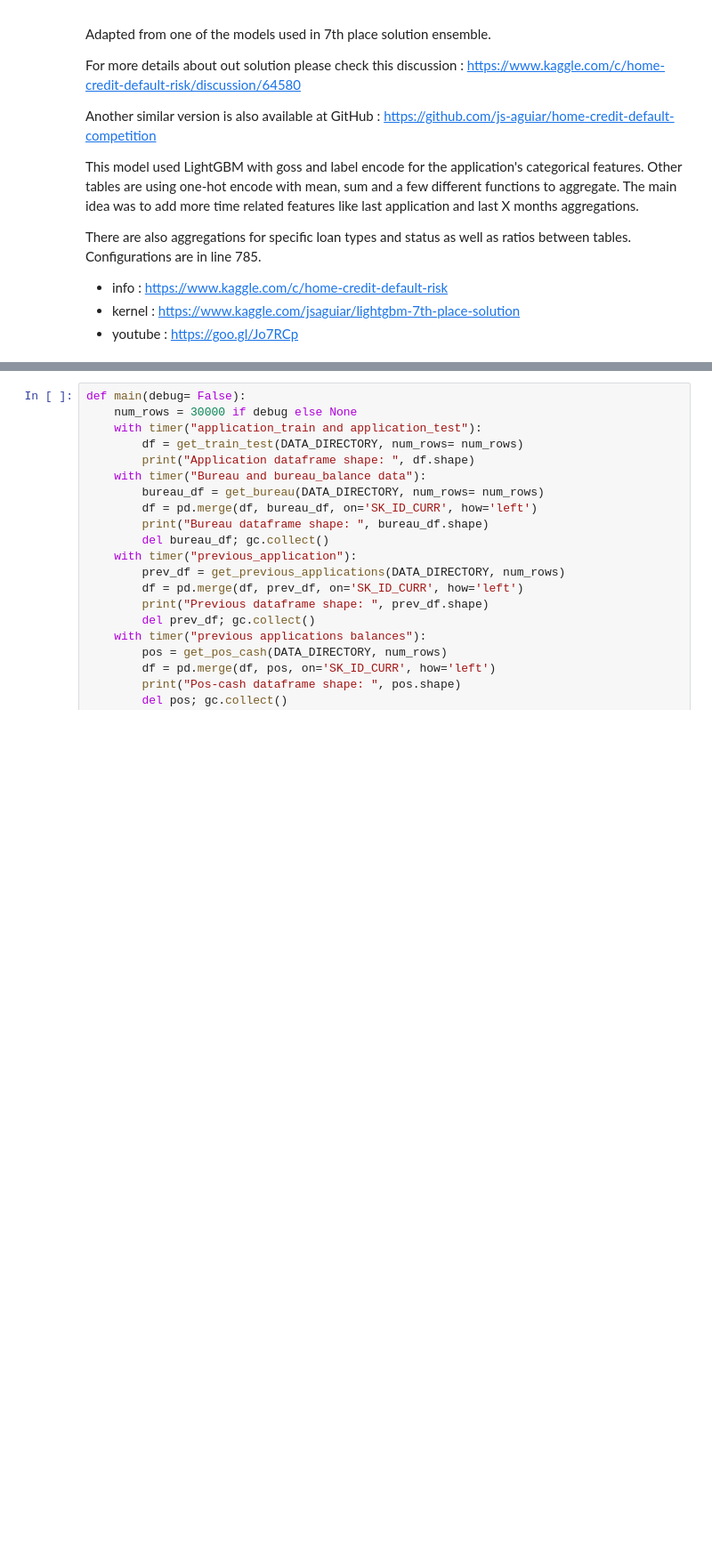
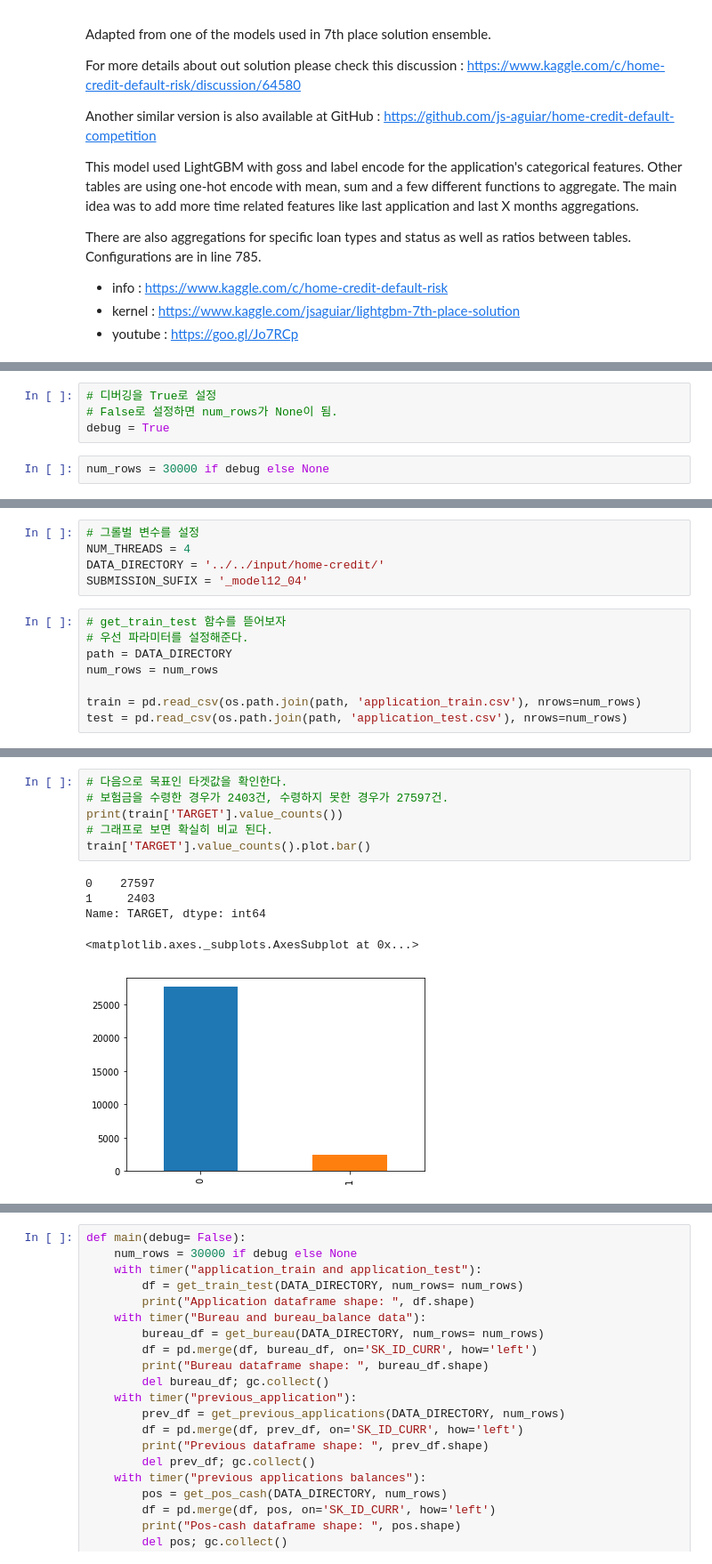
Before and after one commit to ecjang/pages, a Jupyter notebook: Kaggle/003_MultiClass_Classification_HomeCredit_LightGBM_7th.ipynb, the cells around one changed output, grey strips where cells are left out. Shown: that part at 89% size. Saved outputs shown, nothing was run; the diff lists cells and outputs as text; blank space fills up the shorter version.

Commit message:
kaggle 3rd Classifier Home-Credit Competition

```diff
--- a/Kaggle/003_MultiClass_Classification_HomeCredit_LightGBM_7th.ipynb
+++ b/Kaggle/003_MultiClass_Classification_HomeCredit_LightGBM_7th.ipynb
@@ -20,0 +52,6 @@ There are also aggregations for specific loan types and status as well as ratios
+# %%
+# 디버깅을 True로 설정
+# False로 설정하면 num_rows가 None이 됨.
+debug = True
+# %%
+num_rows = 30000 if debug else None
@@ -20,0 +64,13 @@ There are also aggregations for specific loan types and status as well as ratios
+# %%
+# 그롤벌 변수를 설정
+NUM_THREADS = 4
+DATA_DIRECTORY = '../../input/home-credit/'
+SUBMISSION_SUFIX = '_model12_04'
+# %%
+# get_train_test 함수를 뜯어보자
+# 우선 파라미터를 설정해준다.
+path = DATA_DIRECTORY
+num_rows = num_rows
+
+train = pd.read_csv(os.path.join(path, 'application_train.csv'), nrows=num_rows)
+test = pd.read_csv(os.path.join(path, 'application_test.csv'), nrows=num_rows)
@@ -20,0 +91,12 @@ There are also aggregations for specific loan types and status as well as ratios
+# %%
+# 다음으로 목표인 타겟값을 확인한다.
+# 보험금을 수령한 경우가 2403건, 수령하지 못한 경우가 27597건.
+print(train['TARGET'].value_counts())
+# 그래프로 보면 확실히 비교 된다.
+train['TARGET'].value_counts().plot.bar()
+# %% [output]
+0    27597
+1     2403
+Name: TARGET, dtype: int64
+<matplotlib.axes._subplots.AxesSubplot at 0x...>
+[figure, added]
```
Also changed, not shown: parts of 14 cells of this notebook.
